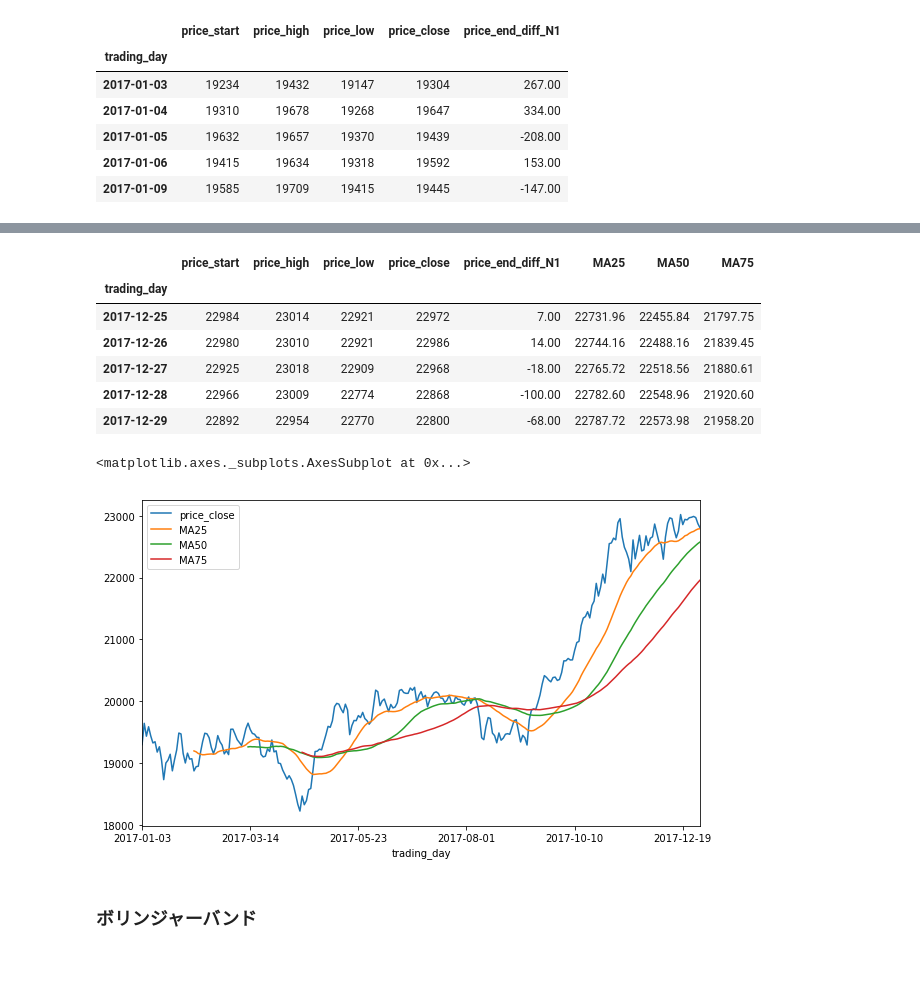
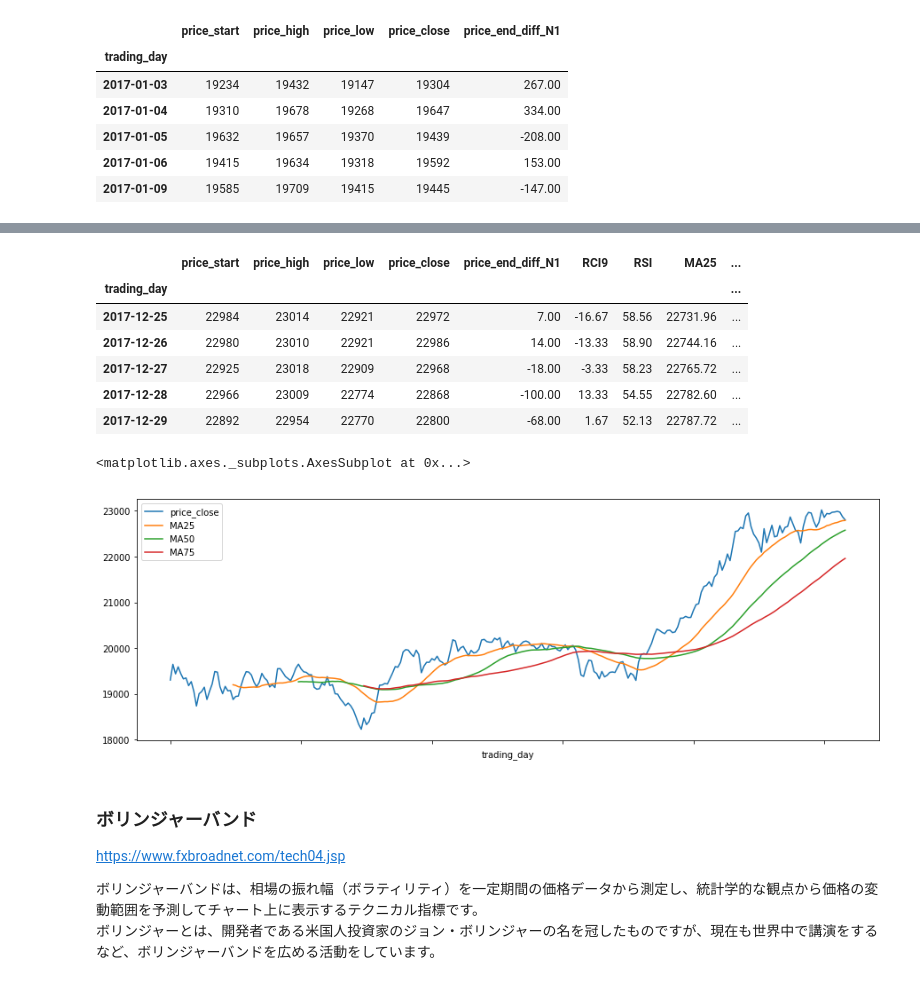
Before and after one commit to k501/N225predict, a Jupyter notebook: 02.data_survey/学習データ作成.ipynb, the cells around one changed output, grey strips where cells are left out. Cells and saved outputs as stored; diff of their text form; code cells hidden in the pictures.

```diff
--- a/02.data_survey/学習データ作成.ipynb
+++ b/02.data_survey/学習データ作成.ipynb
@@ -59,0 +89,33 @@ dtype: object
+# %%
+#  RCI
+def RCI(seq, itv):
+  def ord(seq, idx, itv):
+    p = seq[idx]
+    o = 1
+    for i in range(itv - 1):
+      if p < seq[i]:
+        o += 1
+    return o
+
+  def d(seq, itv):
+    sum = 0
+    for i in range(itv - 1):
+      sum += pow((i + 1) - ord(seq, i, itv), 2)
+    return sum
+
+  return (1 - 6 * d(seq, itv) / (itv * (itv ** 2 - 1))) * 100
+# %%
+RCI_period = 9
+RCI_list = []
+
+for i in range(len(data)):
+    if i- RCI_period + 1 >= 1 :
+        # i - RCI_period + 1行目からi+1行目の終値を使ってRCI（期間：RCI_period）
+        RCI_list.append( RCI( data[i - RCI_period + 1: i + 1 ].loc[:, 'price_close'],  RCI_period) )
+
+    else :
+        # 必要な期間の値がない場合はNANを代入
+        RCI_list.append(np.nan)
+
+data['RCI9'] = RCI_list
+data['RCI9'].plot(figsize=(15,5))
@@ -59,0 +131,9 @@ dtype: object
+# %%
+#RSI
+RSI_period = 14
+diff = data['price_close'].diff(1)
+positive = diff.clip_lower(0).ewm(alpha=1/RSI_period).mean()
+negative = diff.clip_upper(0).ewm(alpha=1/RSI_period).mean()
+data['RSI'] = 100-100/(1-positive/negative)
+
+data['RSI'].plot(figsize=(15,5))
@@ -64,20 +159,24 @@ data['MA75'] = data['price_close'].rolling(75).mean()
 # %%
 data.tail()
 # %% [output]
-|  | price_start | price_high | price_low | price_close | price_end_diff_N1 | MA25 | MA50 | MA75 |
-| trading_day |  |  |  |  |  |  |  |  |
-| 2017-12-25 | 22984 | 23014 | 22921 | 22972 | 7.00 | 22731.96 | 22455.84 | 21797.75 |
-| 2017-12-26 | 22980 | 23010 | 22921 | 22986 | 14.00 | 22744.16 | 22488.16 | 21839.45 |
-| 2017-12-27 | 22925 | 23018 | 22909 | 22968 | -18.00 | 22765.72 | 22518.56 | 21880.61 |
-| 2017-12-28 | 22966 | 23009 | 22774 | 22868 | -100.00 | 22782.60 | 22548.96 | 21920.60 |
-| 2017-12-29 | 22892 | 22954 | 22770 | 22800 | -68.00 | 22787.72 | 22573.98 | 21958.20 |
+|  | price_start | price_high | price_low | price_close | price_end_diff_N1 | RCI9 | RSI | MA25 | ... |
+| trading_day |  |  |  |  |  |  |  |  | ... |
+| 2017-12-25 | 22984 | 23014 | 22921 | 22972 | 7.00 | -16.67 | 58.56 | 22731.96 | ... |
+| 2017-12-26 | 22980 | 23010 | 22921 | 22986 | 14.00 | -13.33 | 58.90 | 22744.16 | ... |
+| 2017-12-27 | 22925 | 23018 | 22909 | 22968 | -18.00 | -3.33 | 58.23 | 22765.72 | ... |
+| 2017-12-28 | 22966 | 23009 | 22774 | 22868 | -100.00 | 13.33 | 54.55 | 22782.60 | ... |
+| 2017-12-29 | 22892 | 22954 | 22770 | 22800 | -68.00 | 1.67 | 52.13 | 22787.72 | ... |
 # %%
-data[['price_close', 'MA25', 'MA50', 'MA75' ]].plot(figsize=(10,6))
+data[['price_close', 'MA25', 'MA50', 'MA75' ]].plot(figsize=(15,5))
 # %% [output]
 <matplotlib.axes._subplots.AxesSubplot at 0x...>
-[figure, old version]
+[figure, new version]
-# %% [markdown]
-### ボリンジャーバンド
+# %% [markdown]
+### ボリンジャーバンド
+https://www.fxbroadnet.com/tech04.jsp
+
+ボリンジャーバンドは、相場の振れ幅（ボラティリティ）を一定期間の価格データから測定し、統計学的な観点から価格の変動範囲を予測してチャート上に表示するテクニカル指標です。
+ボリンジャーとは、開発者である米国人投資家のジョン・ボリンジャーの名を冠したものですが、現在も世界中で講演をするなど、ボリンジャーバンドを広める活動をしています。
 # %%
 #Bolinger Band
 Bands_period = 25 #期間
```
Also changed, not shown: parts of 13 cells of this notebook, 2 other files.
